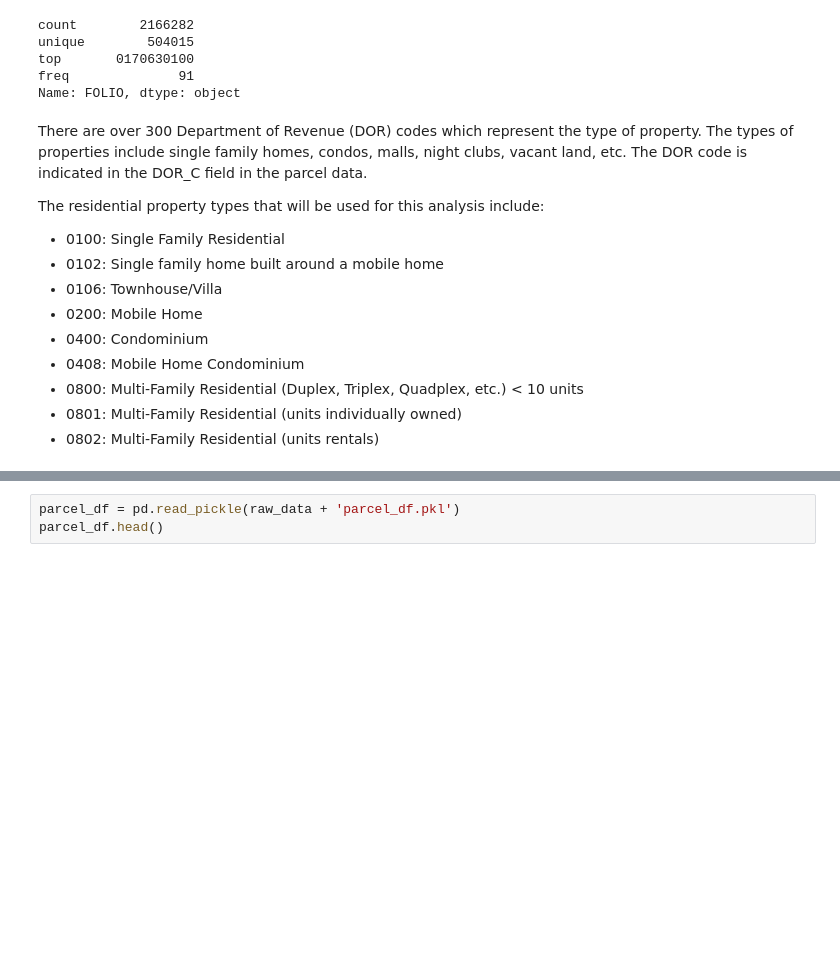
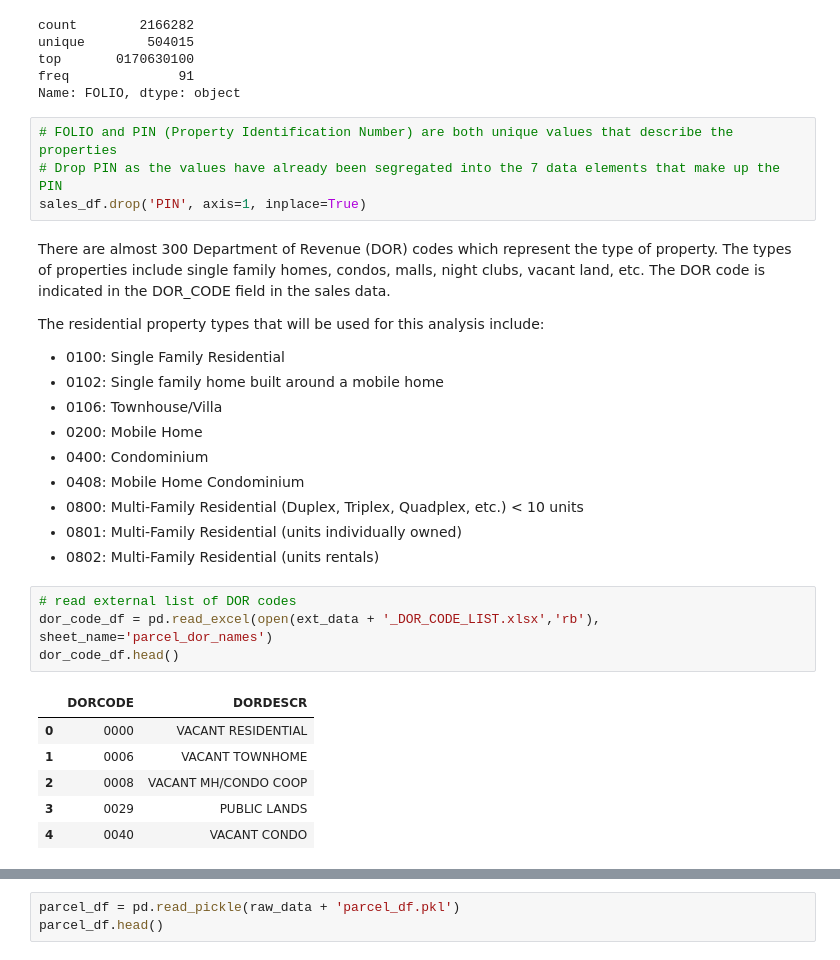
Before and after one commit to mkars01/real-estate-invest-recommender, a Jupyter notebook: notebooks/02_data_wrangling_process.ipynb, the cells around one changed output, grey strips where cells are left out. Drawn from its saved outputs; the diff is of its cells as text; blank space fills up the shorter version.

```diff
--- a/notebooks/02_data_wrangling_process.ipynb
+++ b/notebooks/02_data_wrangling_process.ipynb
@@ -103,8 +104,12 @@ unique        504015
 top       0170630100
 freq              91
 Name: FOLIO, dtype: object
+# %%
+# FOLIO and PIN (Property Identification Number) are both unique values that describe the properties
+# Drop PIN as the values have already been segregated into the 7 data elements that make up the PIN
+sales_df.drop('PIN', axis=1, inplace=True)
 # %% [markdown]
-There are over 300 Department of Revenue (DOR) codes which represent the type of property.  The types of properties include single family homes, condos, malls, night clubs, vacant land, etc.  The DOR code is indicated in the DOR_C field in the parcel data.
+There are almost 300 Department of Revenue (DOR) codes which represent the type of property.  The types of properties include single family homes, condos, malls, night clubs, vacant land, etc.  The DOR code is indicated in the DOR_CODE field in the sales data.
 
 The residential property types that will be used for this analysis include:
 - 0100: Single Family Residential
@@ -116,3 +121,14 @@ The residential property types that will be used for this analysis include:
 - 0800: Multi-Family Residential (Duplex, Triplex, Quadplex, etc.) < 10 units
 - 0801: Multi-Family Residential (units individually owned)
 - 0802: Multi-Family Residential (units rentals)
+# %%
+# read external list of DOR codes
+dor_code_df = pd.read_excel(open(ext_data + '_DOR_CODE_LIST.xlsx','rb'), sheet_name='parcel_dor_names')
+dor_code_df.head()
+# %% [output]
+|  | DORCODE | DORDESCR |
+| 0 | 0000 | VACANT RESIDENTIAL |
+| 1 | 0006 | VACANT TOWNHOME |
+| 2 | 0008 | VACANT MH/CONDO COOP |
+| 3 | 0029 | PUBLIC LANDS |
+| 4 | 0040 | VACANT CONDO |
```
Also changed, not shown: parts of 8 cells of this notebook, 1 other file.
